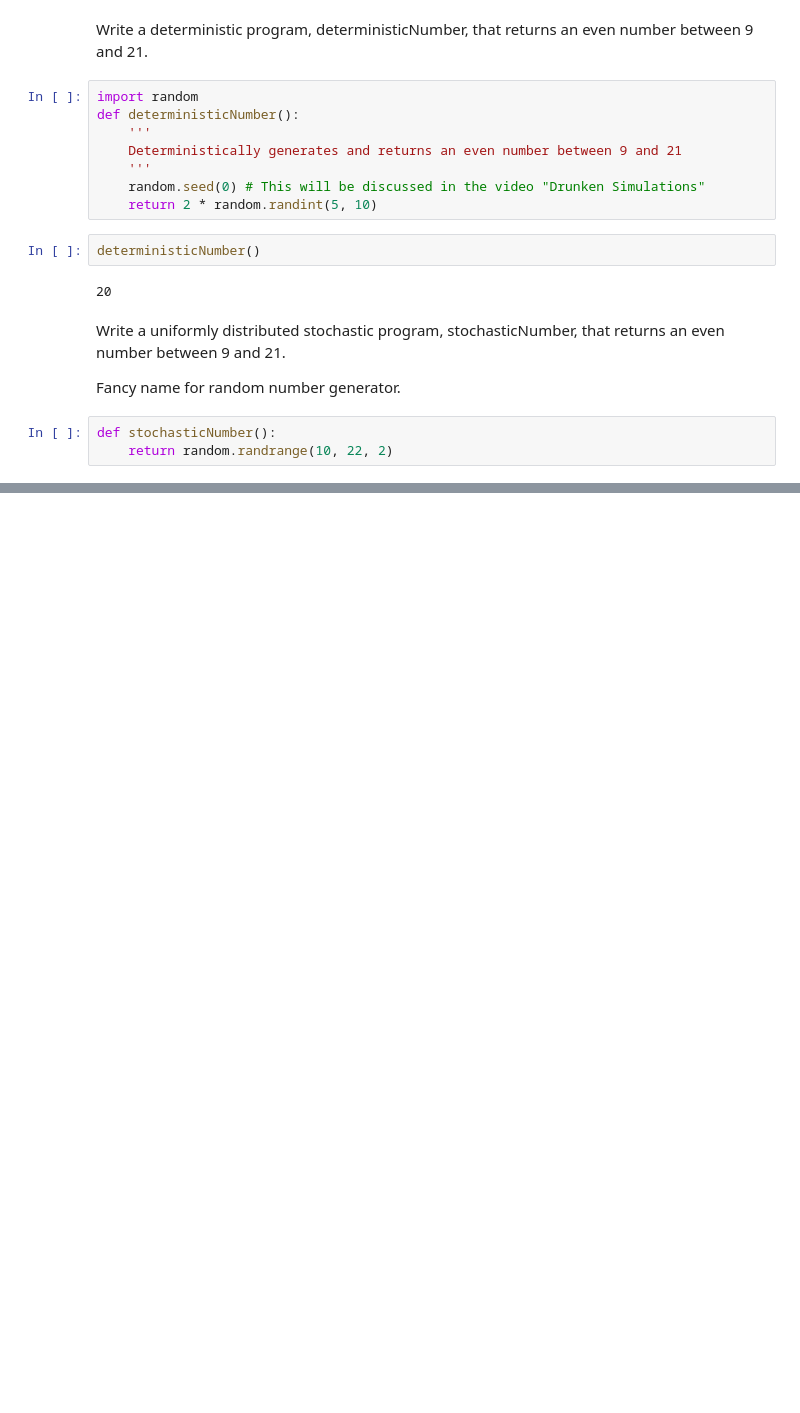
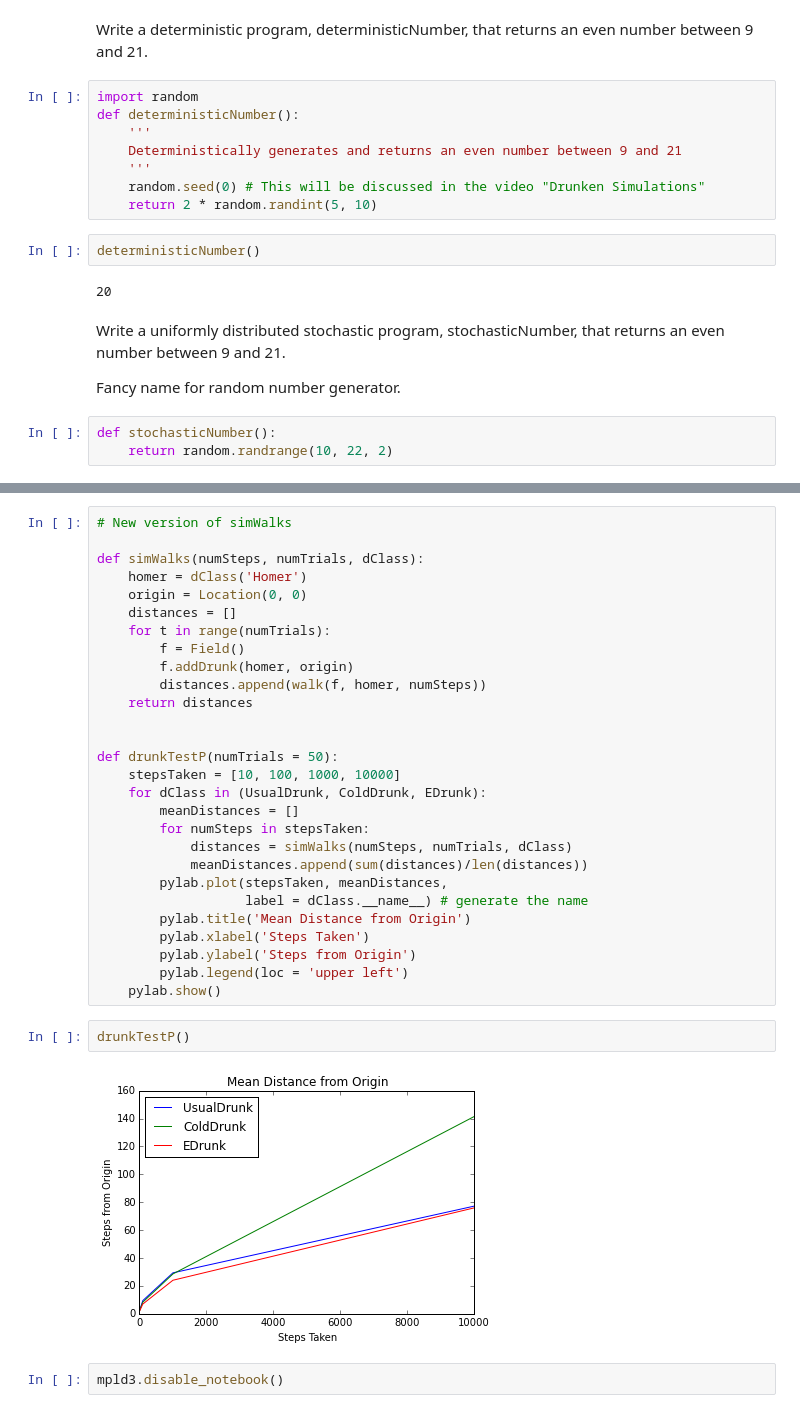
Before and after one commit to AaronRanAn/MIT_Computational_Thinking_and_Data_Science, a Jupyter notebook: Week 1/Week 1_Lec Note.ipynb, the cells around one changed output, grey strips where cells are left out. Cells and saved outputs as stored; diff of their text form; blank space fills up the shorter version.

```diff
--- a/Week 1/Week 1_Lec Note.ipynb
+++ b/Week 1/Week 1_Lec Note.ipynb
@@ -336,0 +525,34 @@ def stochasticNumber():
+# %%
+# New version of simWalks
+
+def simWalks(numSteps, numTrials, dClass):
+    homer = dClass('Homer')
+    origin = Location(0, 0)
+    distances = []
+    for t in range(numTrials):
+        f = Field()
+        f.addDrunk(homer, origin)
+        distances.append(walk(f, homer, numSteps))
+    return distances
+
+
+def drunkTestP(numTrials = 50):
+    stepsTaken = [10, 100, 1000, 10000]
+    for dClass in (UsualDrunk, ColdDrunk, EDrunk):
+        meanDistances = []
+        for numSteps in stepsTaken:
+            distances = simWalks(numSteps, numTrials, dClass)
+            meanDistances.append(sum(distances)/len(distances))
+        pylab.plot(stepsTaken, meanDistances,
+                   label = dClass.__name__) # generate the name
+        pylab.title('Mean Distance from Origin')
+        pylab.xlabel('Steps Taken')
+        pylab.ylabel('Steps from Origin')
+        pylab.legend(loc = 'upper left')
+    pylab.show()
+# %%
+drunkTestP()
+# %% [output]
+[figure, added]
+# %%
+mpld3.disable_notebook()
```
Also changed, not shown: parts of 16 cells of this notebook, 1 other file.
